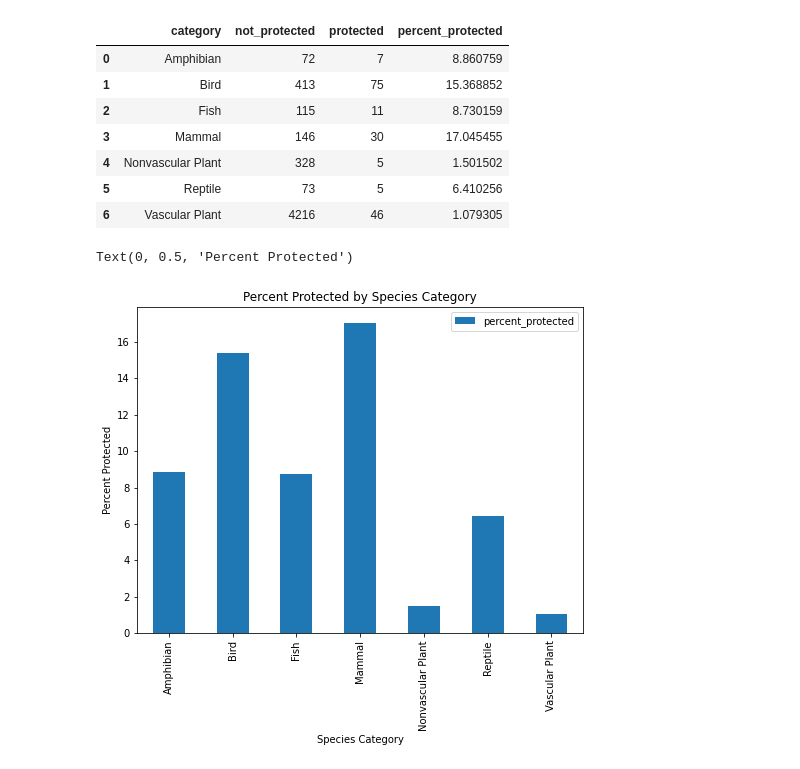
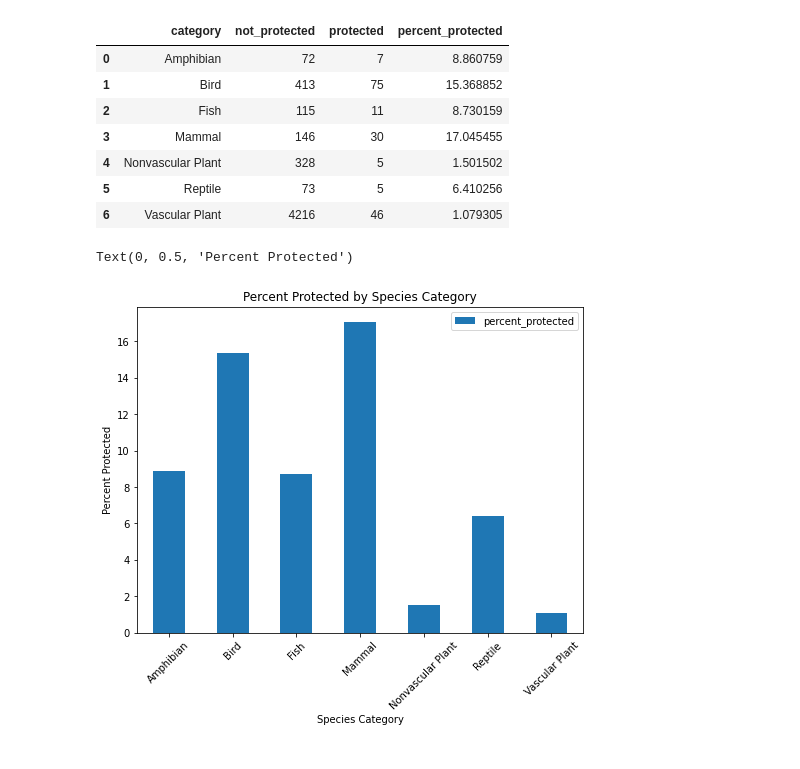
Before and after one commit to h-ostcode/Biodiversity-in-National-Parks, a Jupyter notebook: biodiversity.ipynb, the cells around one changed output. Drawn from its saved outputs; the diff is of its cells as text; code cells hidden in the pictures.

```diff
--- a/biodiversity.ipynb
+++ b/biodiversity.ipynb
@@ -254,8 +265,9 @@ category_counts
 # %%
 ax = category_counts.plot(kind = 'bar', x = 'category', y = 'percent_protected', figsize=(8,6))
 plt.title('Percent Protected by Species Category')
+plt.xticks(rotation = 45)
 ax.set_xlabel("Species Category")
 ax.set_ylabel("Percent Protected")
 # %% [output]
 Text(0, 0.5, 'Percent Protected')
-[figure, old version]
+[figure, new version]
```
Also changed, not shown: parts of 14 cells of this notebook.
